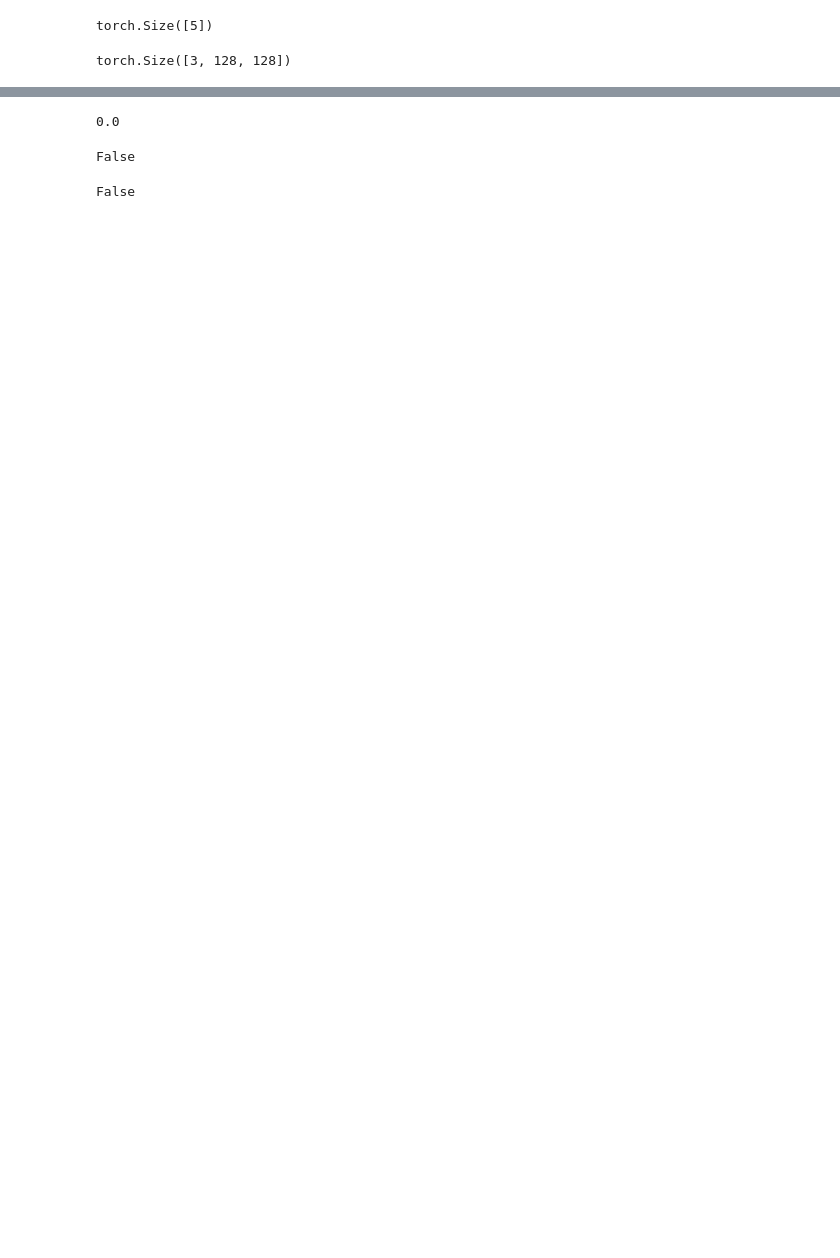
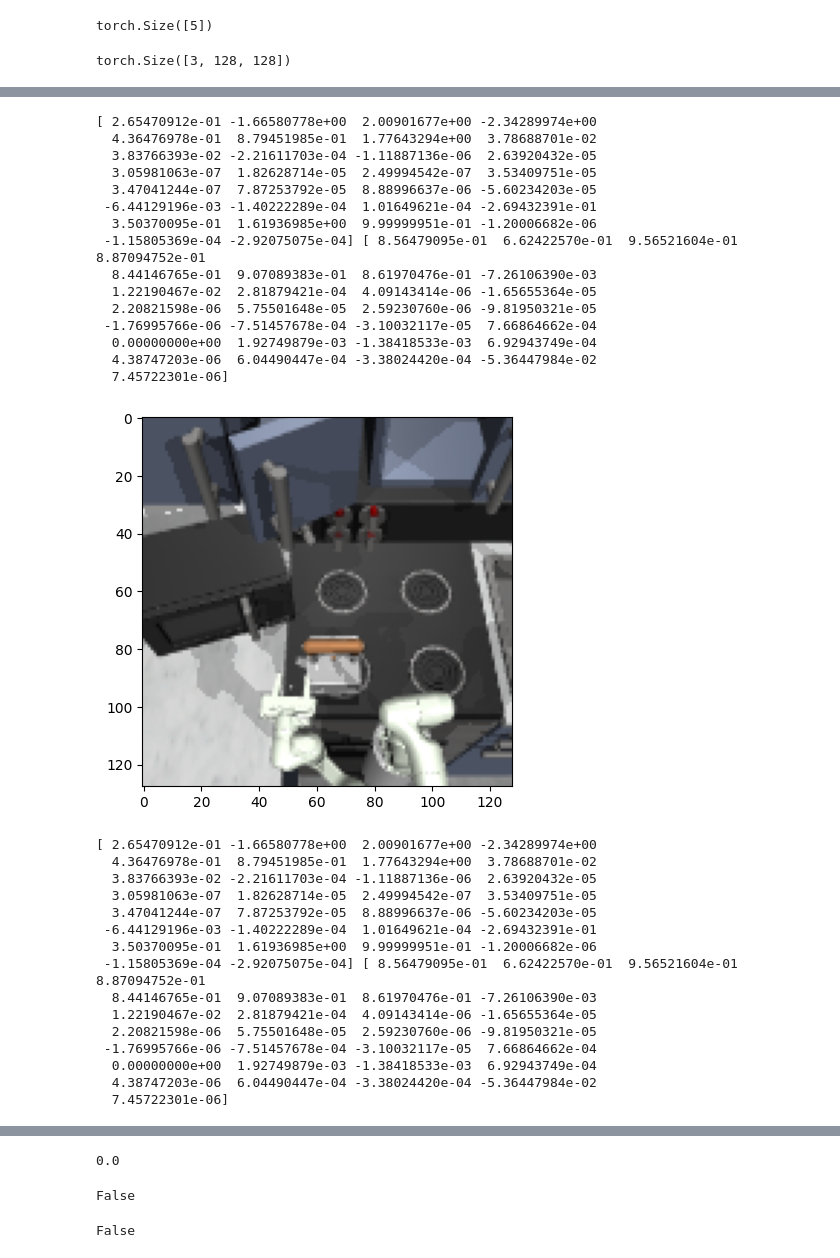
Before and after one commit to nRknpy/WorldModel2024-IntrinsicMotivation, a Jupyter notebook: src/debug.ipynb, the cells around one changed output, grey strips where cells are left out. Drawn from its saved outputs; the diff is of its cells as text; code cells hidden in the pictures; blank space fills up the shorter version.

```diff
--- a/src/debug.ipynb
+++ b/src/debug.ipynb
@@ -28,0 +57,37 @@ torch.Size([3, 128, 128])
+# %%
+print(env._base_env.data.qpos, env._base_env.data.qvel)
+plt.imshow(env.get_goal_obs())
+plt.show()
+print(env._base_env.data.qpos, env._base_env.data.qvel)
+# %% [output]
+[ 2.65470912e-01 -1.66580778e+00  2.00901677e+00 -2.34289974e+00
+  4.36476978e-01  8.79451985e-01  1.77643294e+00  3.78688701e-02
+  3.83766393e-02 -2.21611703e-04 -1.11887136e-06  2.63920432e-05
+  3.05981063e-07  1.82628714e-05  2.49994542e-07  3.53409751e-05
+  3.47041244e-07  7.87253792e-05  8.88996637e-06 -5.60234203e-05
+ -6.44129196e-03 -1.40222289e-04  1.01649621e-04 -2.69432391e-01
+  3.50370095e-01  1.61936985e+00  9.99999951e-01 -1.20006682e-06
+ -1.15805369e-04 -2.92075075e-04] [ 8.56479095e-01  6.62422570e-01  9.56521604e-01  8.87094752e-01
+  8.44146765e-01  9.07089383e-01  8.61970476e-01 -7.26106390e-03
+  1.22190467e-02  2.81879421e-04  4.09143414e-06 -1.65655364e-05
+  2.20821598e-06  5.75501648e-05  2.59230760e-06 -9.81950321e-05
+ -1.76995766e-06 -7.51457678e-04 -3.10032117e-05  7.66864662e-04
+  0.00000000e+00  1.92749879e-03 -1.38418533e-03  6.92943749e-04
+  4.38747203e-06  6.04490447e-04 -3.38024420e-04 -5.36447984e-02
+  7.45722301e-06]
+[figure, added]
+[ 2.65470912e-01 -1.66580778e+00  2.00901677e+00 -2.34289974e+00
+  4.36476978e-01  8.79451985e-01  1.77643294e+00  3.78688701e-02
+  3.83766393e-02 -2.21611703e-04 -1.11887136e-06  2.63920432e-05
+  3.05981063e-07  1.82628714e-05  2.49994542e-07  3.53409751e-05
+  3.47041244e-07  7.87253792e-05  8.88996637e-06 -5.60234203e-05
+ -6.44129196e-03 -1.40222289e-04  1.01649621e-04 -2.69432391e-01
+  3.50370095e-01  1.61936985e+00  9.99999951e-01 -1.20006682e-06
+ -1.15805369e-04 -2.92075075e-04] [ 8.56479095e-01  6.62422570e-01  9.56521604e-01  8.87094752e-01
+  8.44146765e-01  9.07089383e-01  8.61970476e-01 -7.26106390e-03
+  1.22190467e-02  2.81879421e-04  4.09143414e-06 -1.65655364e-05
+  2.20821598e-06  5.75501648e-05  2.59230760e-06 -9.81950321e-05
+ -1.76995766e-06 -7.51457678e-04 -3.10032117e-05  7.66864662e-04
+  0.00000000e+00  1.92749879e-03 -1.38418533e-03  6.92943749e-04
+  4.38747203e-06  6.04490447e-04 -3.38024420e-04 -5.36447984e-02
+  7.45722301e-06]
```
Also changed, not shown: parts of 12 cells of this notebook, 10 other files.
